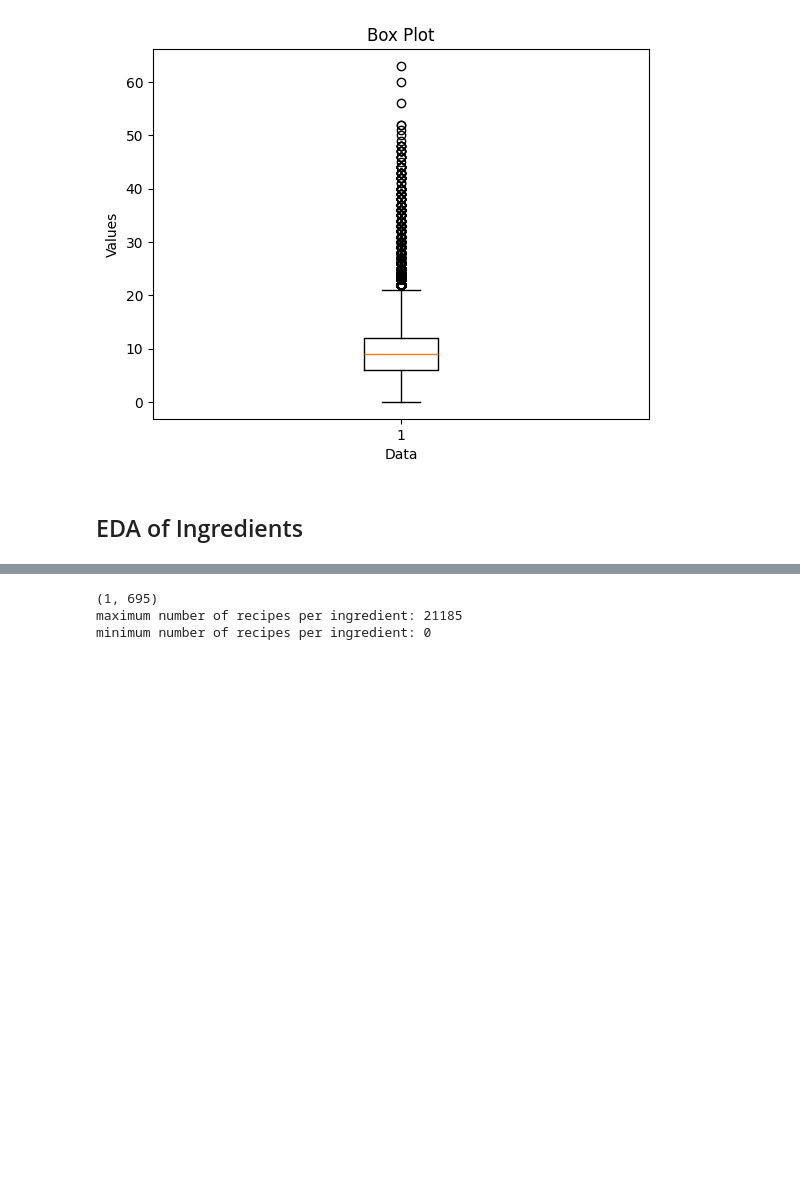
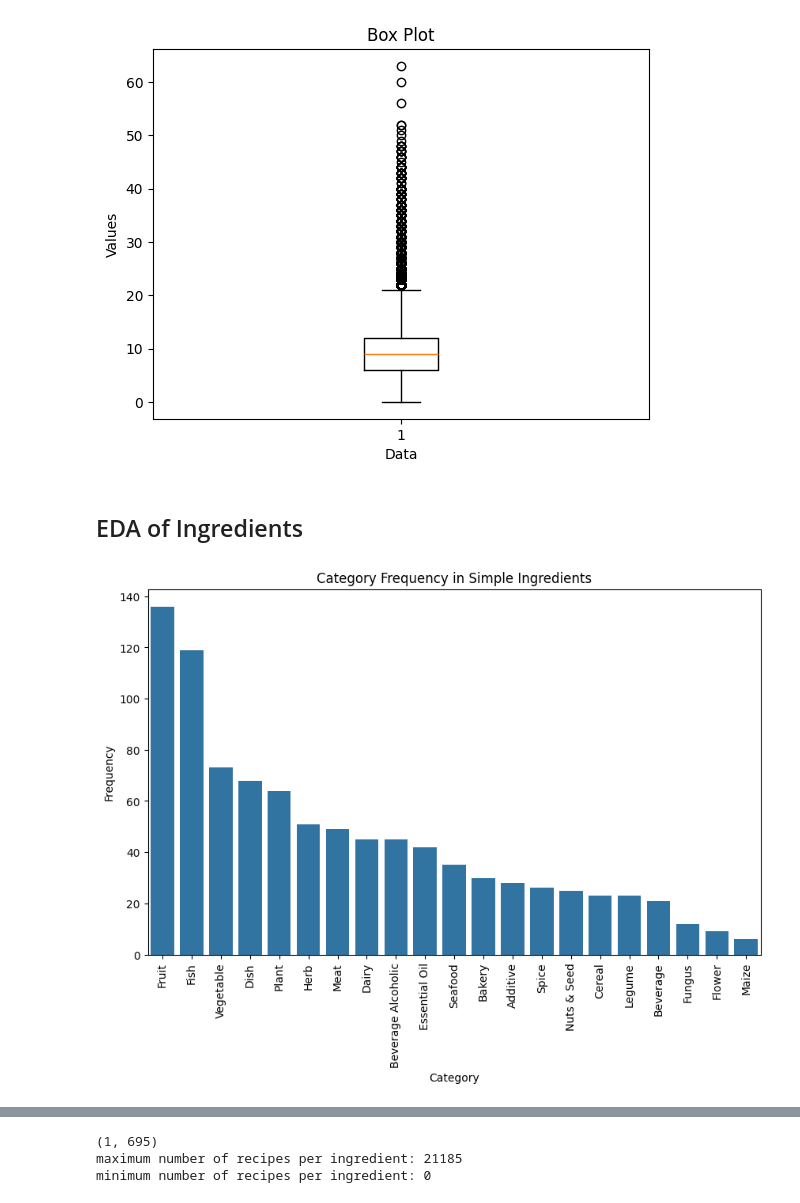
Before and after one commit to com-480-data-visualization/com-480-project-TastingViz, a Jupyter notebook: eda.ipynb, the cells around one changed output, grey strips where cells are left out. Drawn from its saved outputs; the diff is of its cells as text; code cells hidden in the pictures; blank space fills up the shorter version.

```diff
--- a/eda.ipynb
+++ b/eda.ipynb
@@ -193,3 +194,19 @@ plt.show()
 [figure]
 # %% [markdown]
 ## EDA of Ingredients
+# %%
+# What's the most popular category of simple ingredients?
+
+df_simple_ingredients = pd.read_csv("./CulinaryDB/02_Ingredients.csv")
+category_counts = df_simple_ingredients['Category'].value_counts()
+
+# Plotting
+plt.figure(figsize=(10, 6))
+sns.barplot(x=category_counts.index, y=category_counts.values)
+plt.title('Category Frequency in Simple Ingredients')
+plt.xlabel('Category')
+plt.ylabel('Frequency')
+plt.xticks(rotation=90)
+plt.show()
+# %% [output]
+[figure, added]
```
Also changed, not shown: parts of 8 cells of this notebook.
